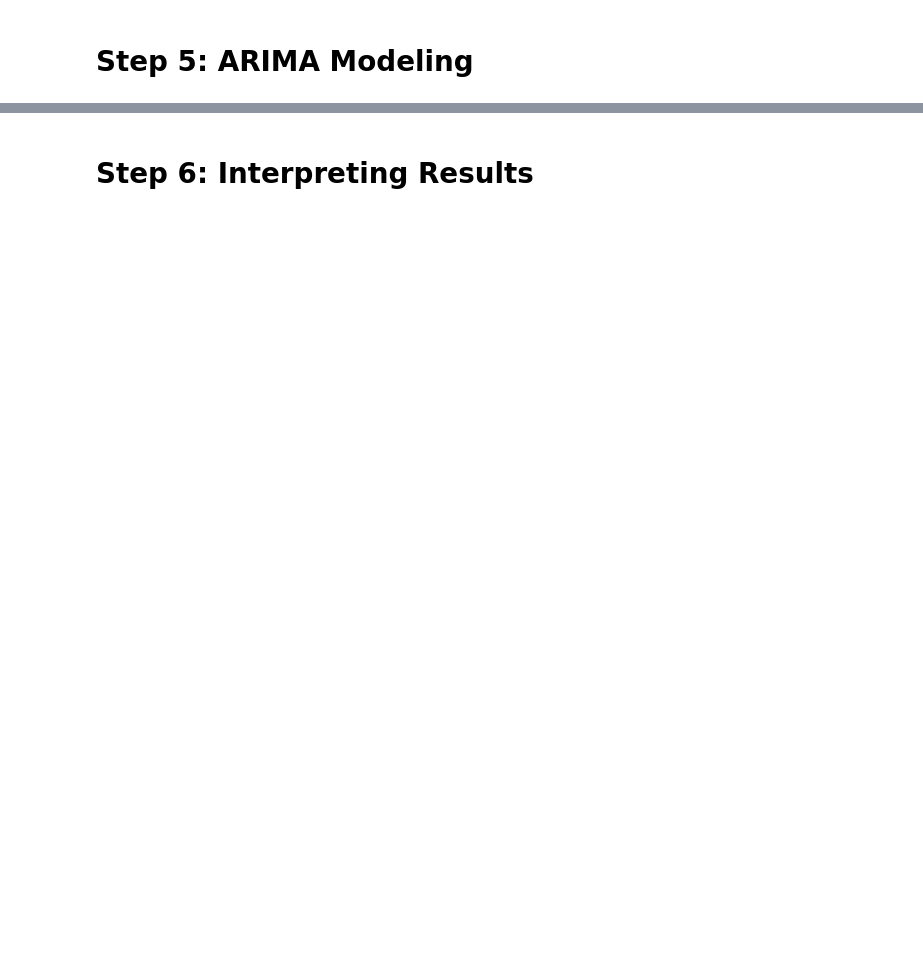
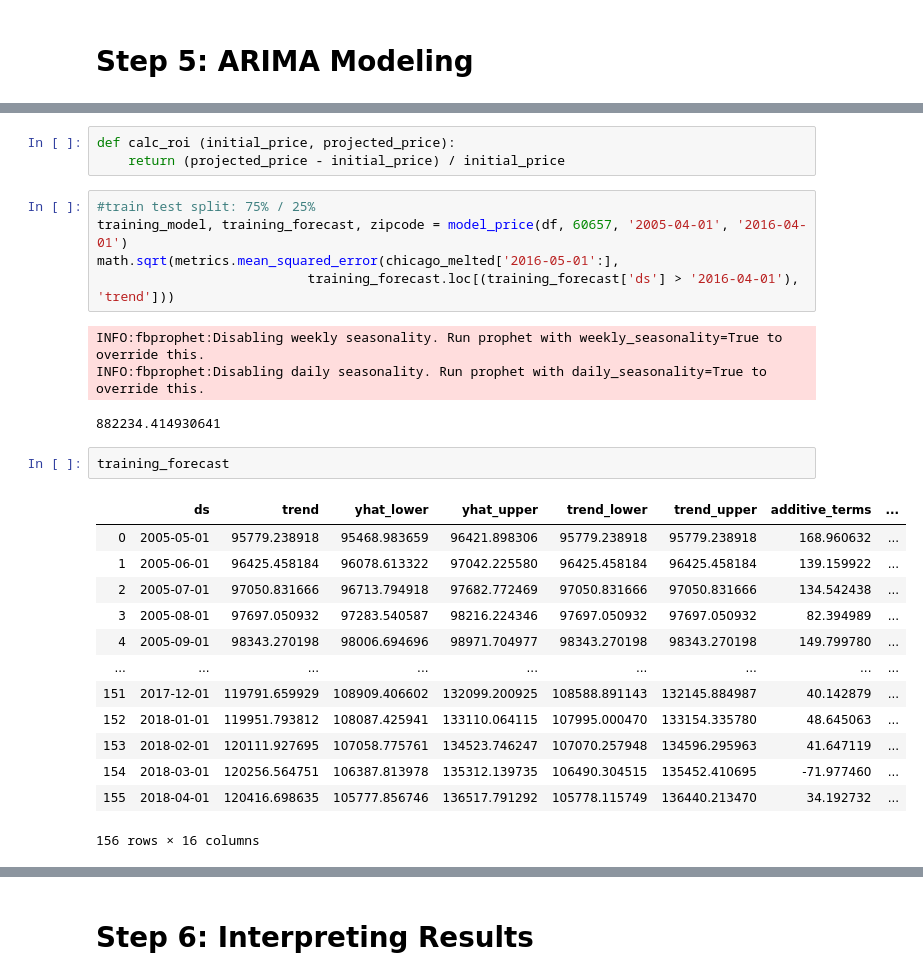
Before and after one commit to allisonhonold/Zillow_investment_zipcodes, a Jupyter notebook: ash_mod_4_starter_notebook.ipynb, the cells around one changed output, grey strips where cells are left out. Saved outputs shown, nothing was run; the diff lists cells and outputs as text; blank space fills up the shorter version.

```diff
--- a/ash_mod_4_starter_notebook.ipynb
+++ b/ash_mod_4_starter_notebook.ipynb
@@ -121 +183,29 @@ def model_price(df, start, end, periods=36, freq='MS', interval_width=0.80):
+# %%
+def calc_roi (initial_price, projected_price):
+    return (projected_price - initial_price) / initial_price
+# %%
+#train test split: 75% / 25%
+training_model, training_forecast, zipcode = model_price(df, 60657, '2005-04-01', '2016-04-01')
+math.sqrt(metrics.mean_squared_error(chicago_melted['2016-05-01':],
+                           training_forecast.loc[(training_forecast['ds'] > '2016-04-01'), 'trend']))
+# %% [output]
+INFO:fbprophet:Disabling weekly seasonality. Run prophet with weekly_seasonality=True to override this.
+INFO:fbprophet:Disabling daily seasonality. Run prophet with daily_seasonality=True to override this.
+882234.414930641
+# %%
+training_forecast
+# %% [output]
+|  | ds | trend | yhat_lower | yhat_upper | trend_lower | trend_upper | additive_terms | ... |
+| 0 | 2005-05-01 | 95779.238918 | 95468.983659 | 96421.898306 | 95779.238918 | 95779.238918 | 168.960632 | ... |
+| 1 | 2005-06-01 | 96425.458184 | 96078.613322 | 97042.225580 | 96425.458184 | 96425.458184 | 139.159922 | ... |
+| 2 | 2005-07-01 | 97050.831666 | 96713.794918 | 97682.772469 | 97050.831666 | 97050.831666 | 134.542438 | ... |
+| 3 | 2005-08-01 | 97697.050932 | 97283.540587 | 98216.224346 | 97697.050932 | 97697.050932 | 82.394989 | ... |
+| 4 | 2005-09-01 | 98343.270198 | 98006.694696 | 98971.704977 | 98343.270198 | 98343.270198 | 149.799780 | ... |
+| ... | ... | ... | ... | ... | ... | ... | ... | ... |
+| 151 | 2017-12-01 | 119791.659929 | 108909.406602 | 132099.200925 | 108588.891143 | 132145.884987 | 40.142879 | ... |
+| 152 | 2018-01-01 | 119951.793812 | 108087.425941 | 133110.064115 | 107995.000470 | 133154.335780 | 48.645063 | ... |
+| 153 | 2018-02-01 | 120111.927695 | 107058.775761 | 134523.746247 | 107070.257948 | 134596.295963 | 41.647119 | ... |
+| 154 | 2018-03-01 | 120256.564751 | 106387.813978 | 135312.139735 | 106490.304515 | 135452.410695 | -71.977460 | ... |
+| 155 | 2018-04-01 | 120416.698635 | 105777.856746 | 136517.791292 | 105778.115749 | 136440.213470 | 34.192732 | ... |
+156 rows × 16 columns
 # %%
```
Also changed, not shown: parts of 11 cells of this notebook.
